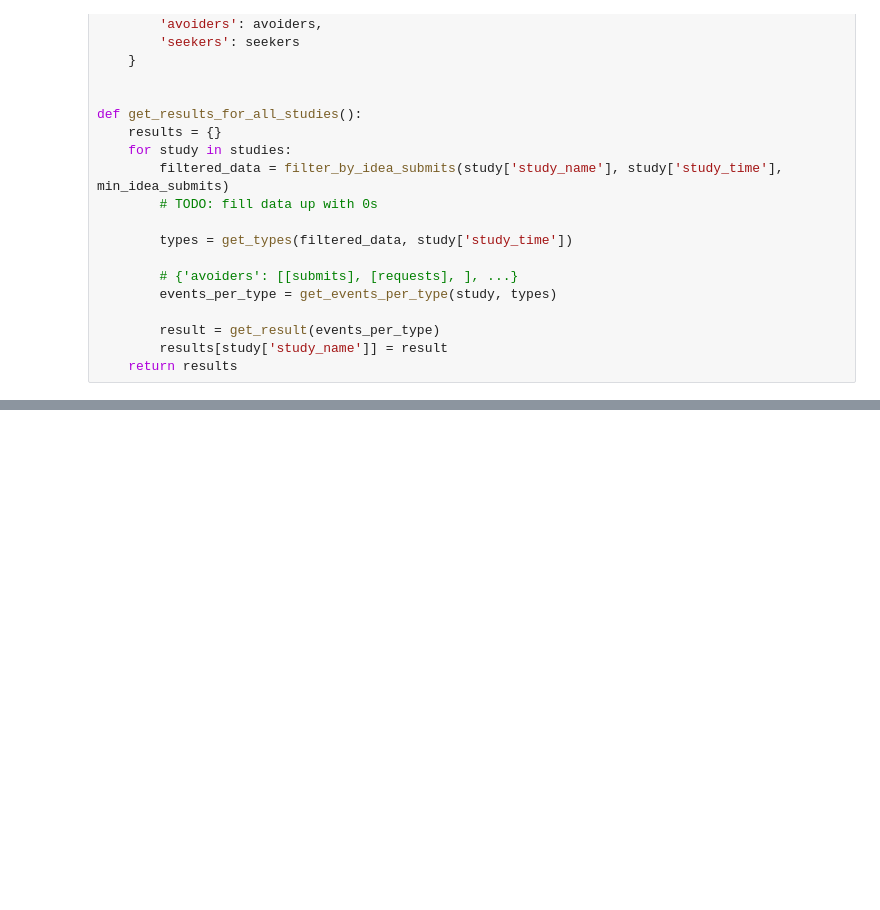
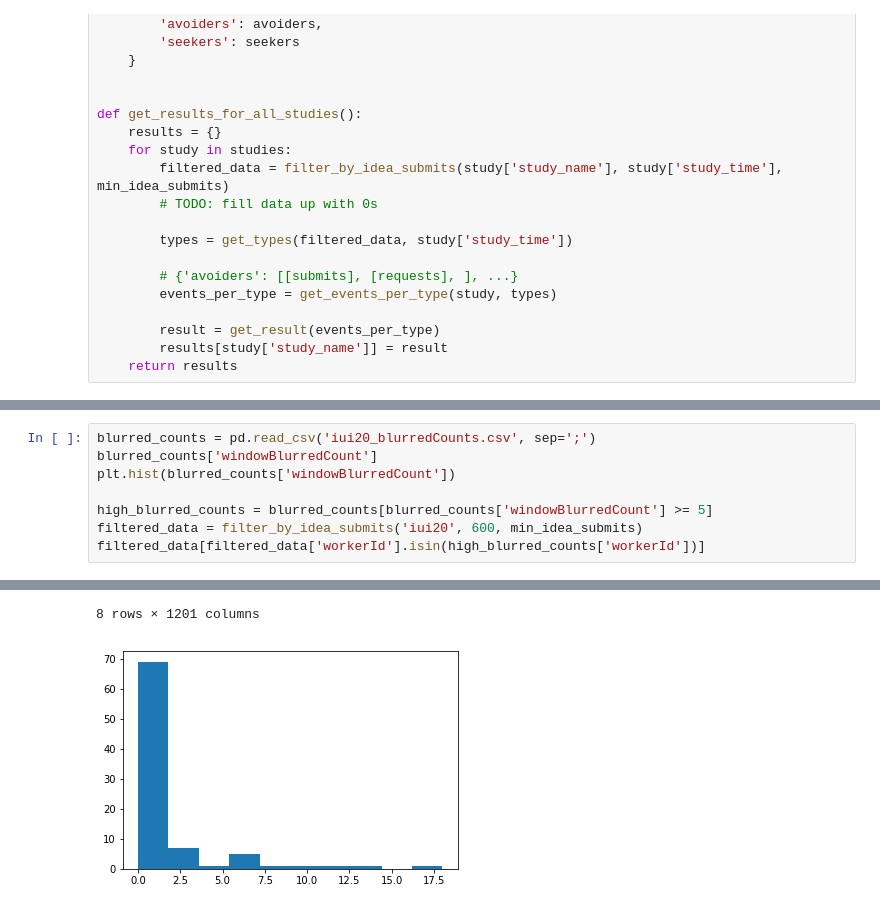
Before and after one commit to kiwikern/ideator-types-sequence-analysis, a Jupyter notebook: sequence_analysis.ipynb, the cells around one changed output, grey strips where cells are left out. Cells and saved outputs as stored; diff of their text form; blank space fills up the shorter version.

```diff
--- a/sequence_analysis.ipynb
+++ b/sequence_analysis.ipynb
@@ -148,0 +170,9 @@ fig.savefig("iui20-ideaSubmits-perType-histogram.pdf", bbox_inches='tight')
+# %%
+blurred_counts = pd.read_csv('iui20_blurredCounts.csv', sep=';')
+blurred_counts['windowBlurredCount']
+plt.hist(blurred_counts['windowBlurredCount'])
+
+high_blurred_counts = blurred_counts[blurred_counts['windowBlurredCount'] >= 5]
+filtered_data = filter_by_idea_submits('iui20', 600, min_idea_submits)
+filtered_data[filtered_data['workerId'].isin(high_blurred_counts['workerId'])]
+# %% [output]
@@ -149,3 +188,5 @@ fig.savefig("iui20-ideaSubmits-perType-histogram.pdf", bbox_inches='tight')
+8 rows × 1201 columns
+[figure, added]
 # %%
 all_studies = get_results_for_all_studies()
 # determine matrix size
```
Also changed, not shown: parts of 8 cells of this notebook, 9 other files.
